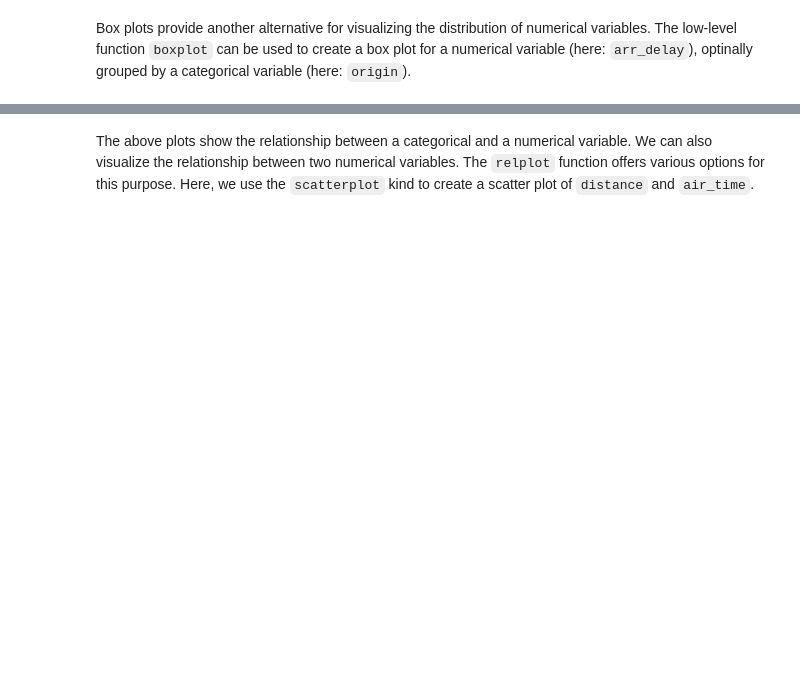
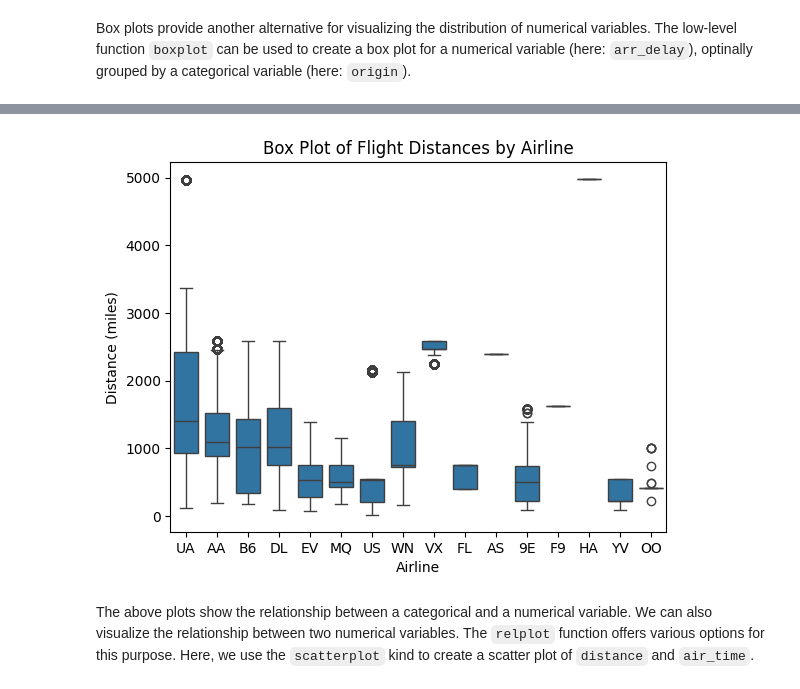
Before and after one commit to Julian200019/DataScience2024, a Jupyter notebook: Session_02/nycflights_prep_and_viz.ipynb, the cells around one changed output, grey strips where cells are left out. Cells and saved outputs as stored; diff of their text form; code cells hidden in the pictures; blank space fills up the shorter version.

```diff
--- a/Session_02/nycflights_prep_and_viz.ipynb
+++ b/Session_02/nycflights_prep_and_viz.ipynb
@@ -224,5 +348,12 @@ plt.show()
 # %%
 # Your turn: Do the same for airlines instead of origin airports.
+sns.boxplot(data=flights_all, y='distance', x='carrier')
+plt.title('Box Plot of Flight Distances by Airline')
+plt.xlabel('Airline')
+plt.ylabel('Distance (miles)')
+plt.show()
+# %% [output]
+[figure, added]
 # %% [markdown]
 The above plots show the relationship between a categorical and a numerical variable. We can also visualize the relationship between two numerical variables. The `relplot` function offers various options for this purpose. Here, we use the `scatterplot` kind to create a scatter plot of `distance` and `air_time`.
 # %%
```
Also changed, not shown: parts of 26 cells of this notebook.
